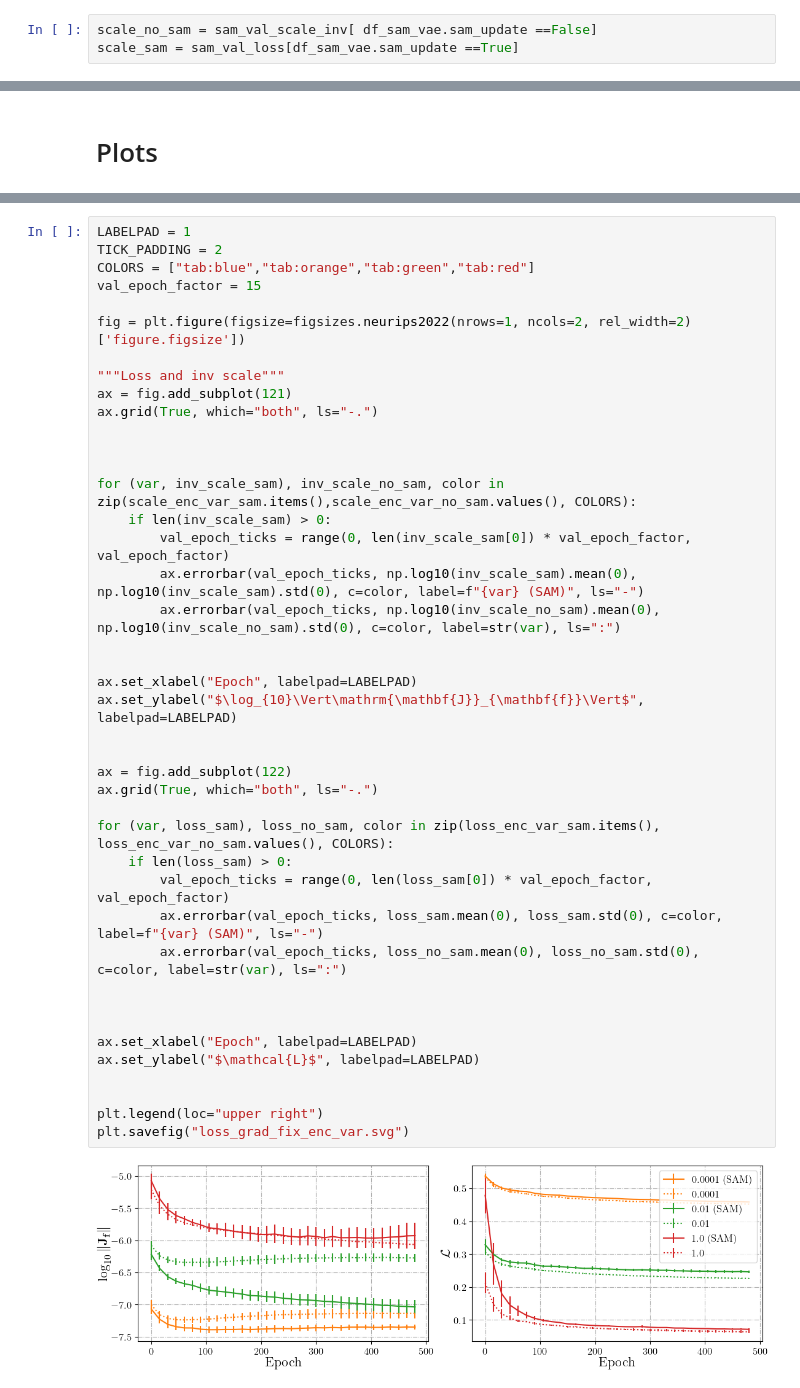
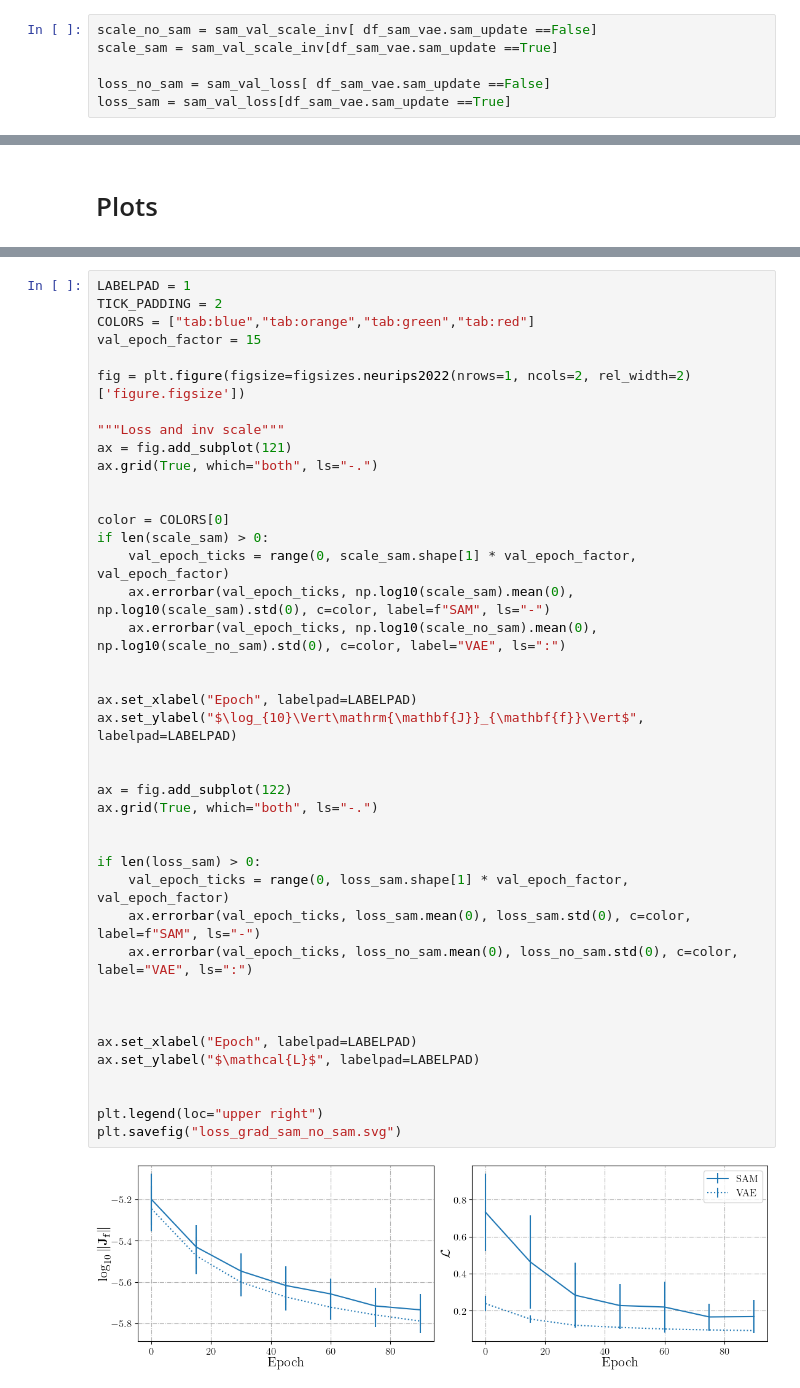
Before and after one commit to rpatrik96/vae-sam, a Jupyter notebook: analysis/figures.ipynb, the cells around one changed output, grey strips where cells are left out. Saved outputs shown, nothing was run; the diff lists cells and outputs as text.

Commit message:
figures for VAE/SAM, RAE

```diff
--- a/analysis/figures.ipynb
+++ b/analysis/figures.ipynb
@@ -63,7 +59,10 @@ enc_vars = df_fix_enc_var.enc_var.unique()
 ## SAM and VAE sanity check
 # %%
 scale_no_sam = sam_val_scale_inv[ df_sam_vae.sam_update ==False]
-scale_sam = sam_val_loss[df_sam_vae.sam_update ==True]
+scale_sam = sam_val_scale_inv[df_sam_vae.sam_update ==True]
+
+loss_no_sam = sam_val_loss[ df_sam_vae.sam_update ==False]
+loss_sam = sam_val_loss[df_sam_vae.sam_update ==True]
 # %% [markdown]
 ## Fix encoder variance
 # %%
@@ -83,43 +84,42 @@ loss_rae = {var: rae_val_loss[df_rae.enc_var == var] for var in enc_vars}
 LABELPAD = 1
 TICK_PADDING = 2
 COLORS = ["tab:blue","tab:orange","tab:green","tab:red"]
 val_epoch_factor = 15
 
 fig = plt.figure(figsize=figsizes.neurips2022(nrows=1, ncols=2, rel_width=2)['figure.figsize'])
 
 """Loss and inv scale"""
 ax = fig.add_subplot(121)
 ax.grid(True, which="both", ls="-.")
 
 
-
-for (var, inv_scale_sam), inv_scale_no_sam, color in zip(scale_enc_var_sam.items(),scale_enc_var_no_sam.values(), COLORS):
-    if len(inv_scale_sam) > 0:
-        val_epoch_ticks = range(0, len(inv_scale_sam[0]) * val_epoch_factor, val_epoch_factor)
-        ax.errorbar(val_epoch_ticks, np.log10(inv_scale_sam).mean(0), np.log10(inv_scale_sam).std(0), c=color, label=f"{var} (SAM)", ls="-")
-        ax.errorbar(val_epoch_ticks, np.log10(inv_scale_no_sam).mean(0), np.log10(inv_scale_no_sam).std(0), c=color, label=str(var), ls=":")
+color = COLORS[0]
+if len(scale_sam) > 0:
+    val_epoch_ticks = range(0, scale_sam.shape[1] * val_epoch_factor, val_epoch_factor)
+    ax.errorbar(val_epoch_ticks, np.log10(scale_sam).mean(0), np.log10(scale_sam).std(0), c=color, label=f"SAM", ls="-")
+    ax.errorbar(val_epoch_ticks, np.log10(scale_no_sam).mean(0), np.log10(scale_no_sam).std(0), c=color, label="VAE", ls=":")
 
 
 ax.set_xlabel("Epoch", labelpad=LABELPAD)
 ax.set_ylabel("$\log_{10}\Vert\mathrm{\mathbf{J}}_{\mathbf{f}}\Vert$", labelpad=LABELPAD)
 
 
 ax = fig.add_subplot(122)
 ax.grid(True, which="both", ls="-.")
 
-for (var, loss_sam), loss_no_sam, color in zip(loss_enc_var_sam.items(), loss_enc_var_no_sam.values(), COLORS):
-    if len(loss_sam) > 0:
-        val_epoch_ticks = range(0, len(loss_sam[0]) * val_epoch_factor, val_epoch_factor)
-        ax.errorbar(val_epoch_ticks, loss_sam.mean(0), loss_sam.std(0), c=color, label=f"{var} (SAM)", ls="-")
-        ax.errorbar(val_epoch_ticks, loss_no_sam.mean(0), loss_no_sam.std(0), c=color, label=str(var), ls=":")
+
+if len(loss_sam) > 0:
+    val_epoch_ticks = range(0, loss_sam.shape[1] * val_epoch_factor, val_epoch_factor)
+    ax.errorbar(val_epoch_ticks, loss_sam.mean(0), loss_sam.std(0), c=color, label=f"SAM", ls="-")
+    ax.errorbar(val_epoch_ticks, loss_no_sam.mean(0), loss_no_sam.std(0), c=color, label="VAE", ls=":")
 
 
 
 ax.set_xlabel("Epoch", labelpad=LABELPAD)
 ax.set_ylabel("$\mathcal{L}$", labelpad=LABELPAD)
 
 
 plt.legend(loc="upper right")
-plt.savefig("loss_grad_fix_enc_var.svg")
+plt.savefig("loss_grad_sam_no_sam.svg")
 # %% [output]
-[figure, old version]
+[figure, new version]
```
Also changed, not shown: parts of 7 cells of this notebook.
